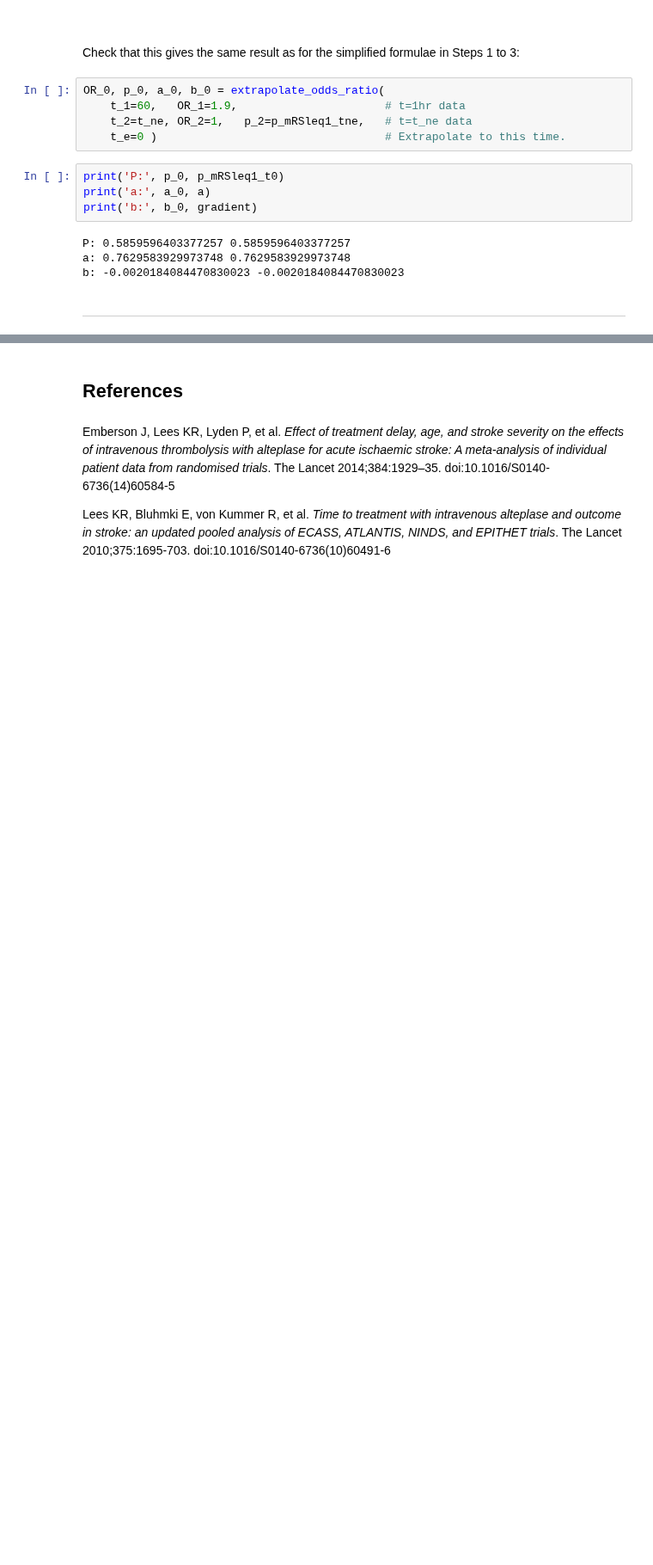
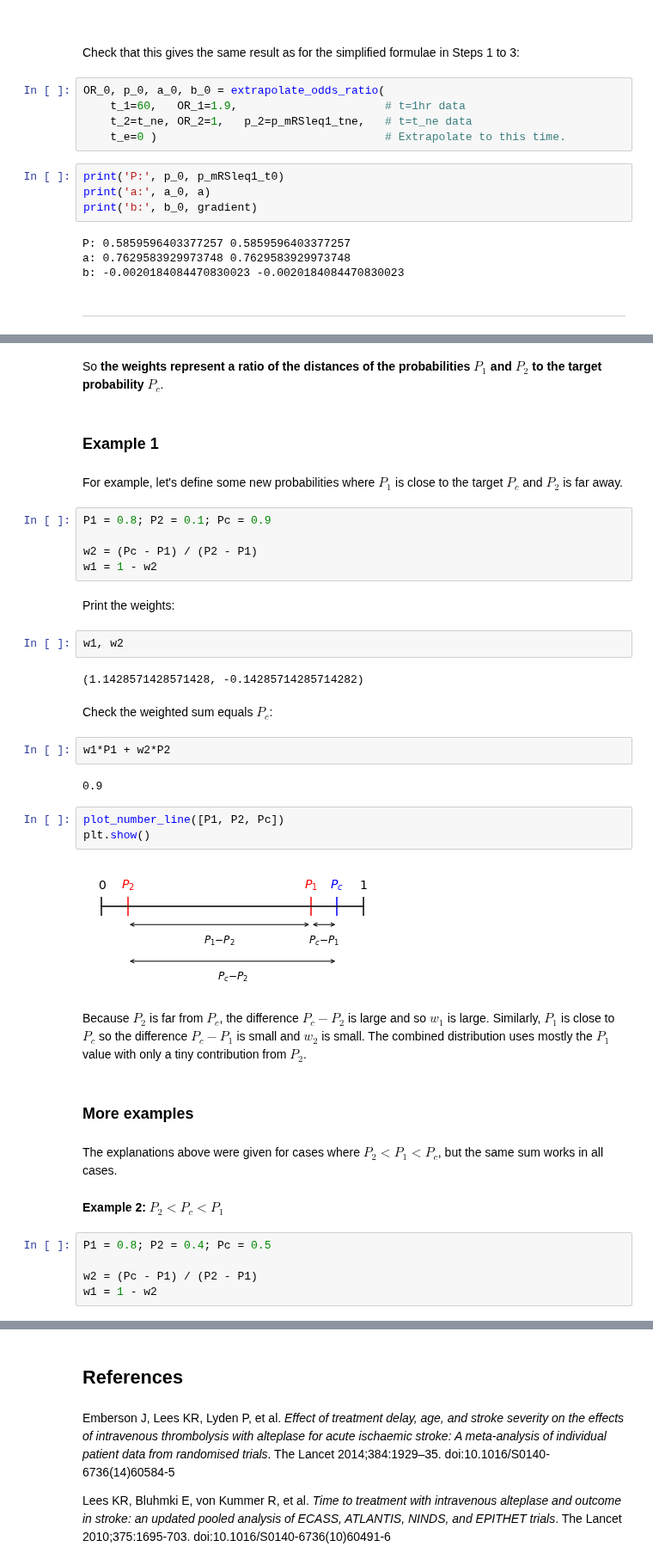
Before and after one commit to samuel-book/stroke_outcome, a Jupyter notebook: mRS_outcomes_scale.ipynb, the cells around one changed output, grey strips where cells are left out. Shown at 86% size. Drawn from its saved outputs; the diff is of its cells as text; blank space fills up the shorter version.

Commit message:
New explanation of weighted distribution maths

```diff
--- a/mRS_outcomes_scale.ipynb
+++ b/mRS_outcomes_scale.ipynb
@@ -623,0 +766,41 @@ b: -0.0020184084470830023 -0.0020184084470830023
+# %% [markdown]
+So __the weights represent a ratio of the distances of the probabilities $P_1$ and $P_2$ to the target probability $P_c$__.
+# %% [markdown]
+### Example 1
+# %% [markdown]
+For example, let's define some new probabilities where $P_1$ is close to the target $P_c$ and $P_2$ is far away.
+# %%
+P1 = 0.8; P2 = 0.1; Pc = 0.9
+
+w2 = (Pc - P1) / (P2 - P1)
+w1 = 1 - w2
+# %% [markdown]
+Print the weights:
+# %%
+w1, w2
+# %% [output]
+(1.1428571428571428, -0.14285714285714282)
+# %% [markdown]
+Check the weighted sum equals $P_c$:
+# %%
+w1*P1 + w2*P2
+# %% [output]
+0.9
+# %%
+plot_number_line([P1, P2, Pc])
+plt.show()
+# %% [output]
+[figure, added]
+# %% [markdown]
+Because $P_2$ is far from $P_c$, the difference $P_c-P_2$ is large and so $w_1$ is large. Similarly, $P_1$ is close to $P_c$ so the difference $P_c-P_1$ is small and $w_2$ is small. The combined distribution uses mostly the $P_1$ value with only a tiny contribution from $P_2$.
+# %% [markdown]
+### More examples
+# %% [markdown]
+The explanations above were given for cases where $P_2<P_1<P_c$, but the same sum works in all cases.
+# %% [markdown]
+__Example 2:__ $P_2<P_c<P_1$
+# %%
+P1 = 0.8; P2 = 0.4; Pc = 0.5
+
+w2 = (Pc - P1) / (P2 - P1)
+w1 = 1 - w2
```
Also changed, not shown: parts of 36 cells of this notebook, 1 other file.
